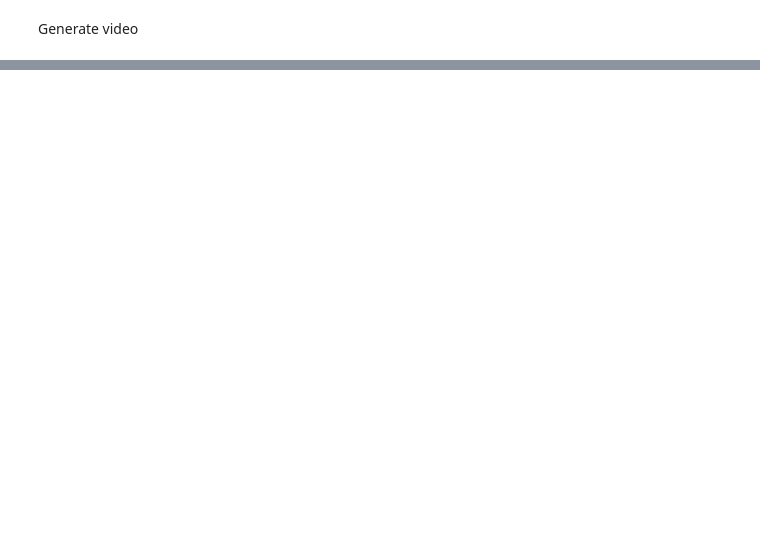
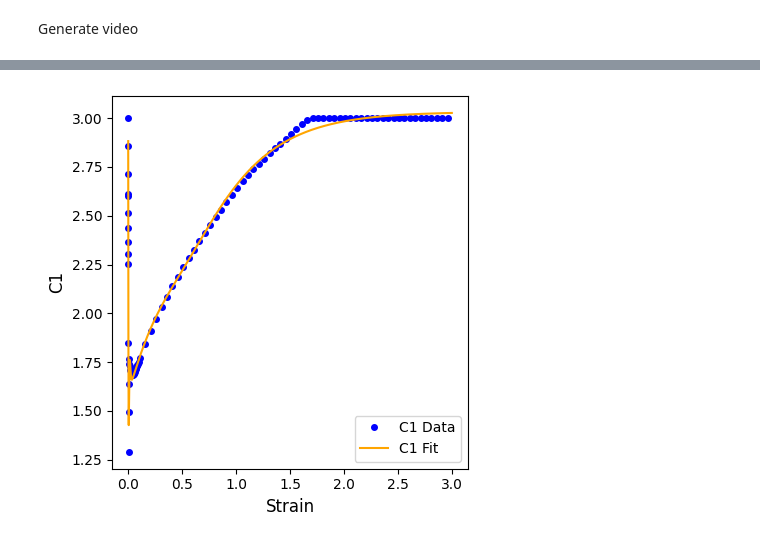
Before and after one commit to meiannnnn/coe-final-project, a Jupyter notebook: Temperature_calibration/Final/6 parameter/Temperature_6 parameter.ipynb, the cells around one changed output, grey strips where cells are left out. Drawn from its saved outputs; the diff is of its cells as text; code cells hidden in the pictures; blank space fills up the shorter version.

```diff
--- a/Temperature_calibration/Final/6 parameter/Temperature_6 parameter.ipynb
+++ b/Temperature_calibration/Final/6 parameter/Temperature_6 parameter.ipynb
@@ -701,0 +592,89 @@ All plots have been saved to 'experimental_data_plots.pdf'
+# %%
+def func_C(s, a, b, c, d, e, f, g, h, i, j):
+    gaussian1 = a * np.exp(-((s - b)**2) / (2 * c**2))  # First Gaussian for initial increase
+    decay = d * np.exp(-e * s)  # Exponential decay for rapid drop
+    gaussian2 = f * np.exp(-((s - g)**2) / (2 * h**2))  # Second Gaussian for the rise
+    logistic = i / (1 + np.exp(-j * (s - g)))  # Logistic function for final leveling off
+    return gaussian1 + decay + gaussian2 + logistic
+# %%
+y_column = 'C1'
+strain = filtered_data[x_column].values
+C1 = filtered_data[y_column].values
+
+# Create a DataFrame to store the PEEQ and fitted C1 values
+df_para_fit = pd.DataFrame({x_column: strain})
+
+
+initial_guess = [
+    5.0,    # a
+    0.001,  # b
+    0.005,  # c
+    4.0,    # d
+    100.0,  # e
+    2.0,    # f
+    0.1,    # g
+    0.05,   # h
+    1.0,    # i
+    1     # j
+]
+
+params, _ = curve_fit(
+    func_C, strain, C1, p0=initial_guess, maxfev=100000
+)
+
+# Generate fitted C1 values
+C1_fitted = func_C(strain, *params)
+df_para_fit['C1'] = C1_fitted
+
+# calculate r-squared value
+
+residuals = C1 - C1_fitted
+ss_res = np.sum(residuals ** 2)
+ss_tot = np.sum((C1 - np.mean(C1)) ** 2)
+r_squared = 1 - (ss_res / ss_tot)
+
+plt.figure(figsize=(4.5,4.5))
+
+# Plot data from peeq_upper_bound ti 0.01 (every 5th value)
+lower_mask = (strain >= peeq_lower_bound) & (strain <= 0.01)
+plt.plot(strain[lower_mask], C1[lower_mask], 'o', label='C1 Data (Full Range)', markersize=4,color='blue')
+
+# Plot data from 1 to peeq_upper_bound (every 5th value)
+upper_mask = (strain > 0.01) & (strain <= peeq_upper_bound)
+plt.plot(strain[upper_mask][::5], C1[upper_mask][::5], 'o', label='_nolegend_', markersize=4,color='blue')
+
+# Plot d fitted curve
+
+
+
+plt.plot(strain, C1_fitted, '-', label='C1 Fit', color='orange')  # Fitted curve
+plt.xlabel('Strain', fontsize=12)
+plt.ylabel('C1', fontsize=12)
+plt.legend([
+    'C1 Data',
+    'C1 Fit'
+        ], fontsize=10,loc='lower right')
+plt.tight_layout()
+plt.show()
+
+
+# Print the fitted parameters
+print(f'C1 Fit \n'
+            f'Q1={params[0]:.3f}, Q2={params[1]:.3f}, Q3={params[2]:.3f},\n'
+            f'P1={params[3]:.3f}, P2={params[4]:.3f},\n'
+            f'M1={params[5]:.3f}, M2={params[6]:.3f}, M3={params[7]:.3f}\n'
+            f'N1={params[8]:.3f}, N2={params[9]:.3f}')
+print("Fitted parameters for C1:")
+
+# Print R² statistics
+print("\nR² Statistics:")
+print(f"R² Value for Fit: {r_squared:.3f}")
+
+
+# Store parameters
+df_para_parameter = pd.DataFrame({x_column: strain})
+parameter_names = ['a', 'b', 'c', 'd', 'e', 'f', 'g', 'h', 'i', 'j']
+for i, param in enumerate(params):
+    df_para_parameter[parameter_names[i]] = param
+# %% [output]
+[figure, added]
```
Also changed, not shown: parts of 103 cells of this notebook, 14 other files.
